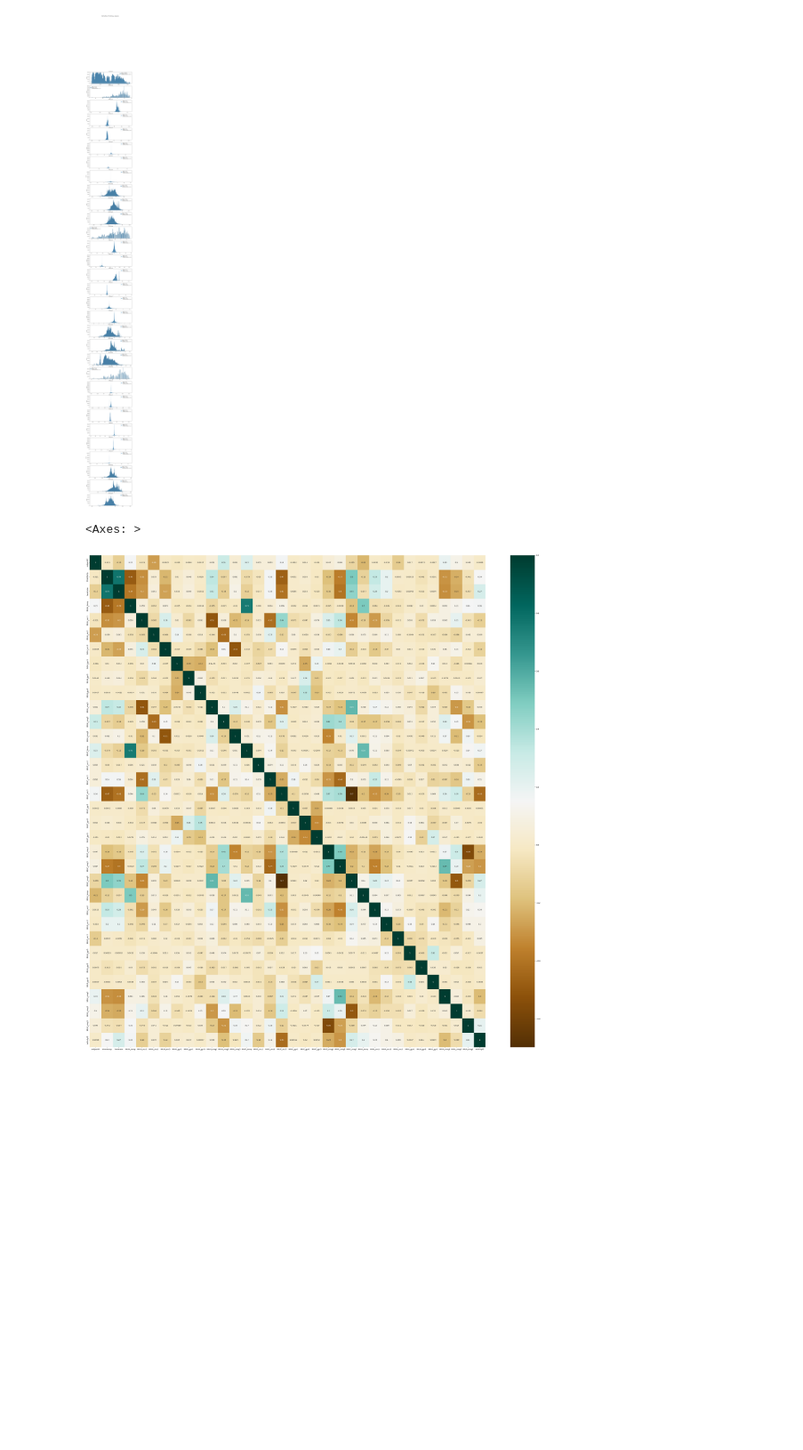
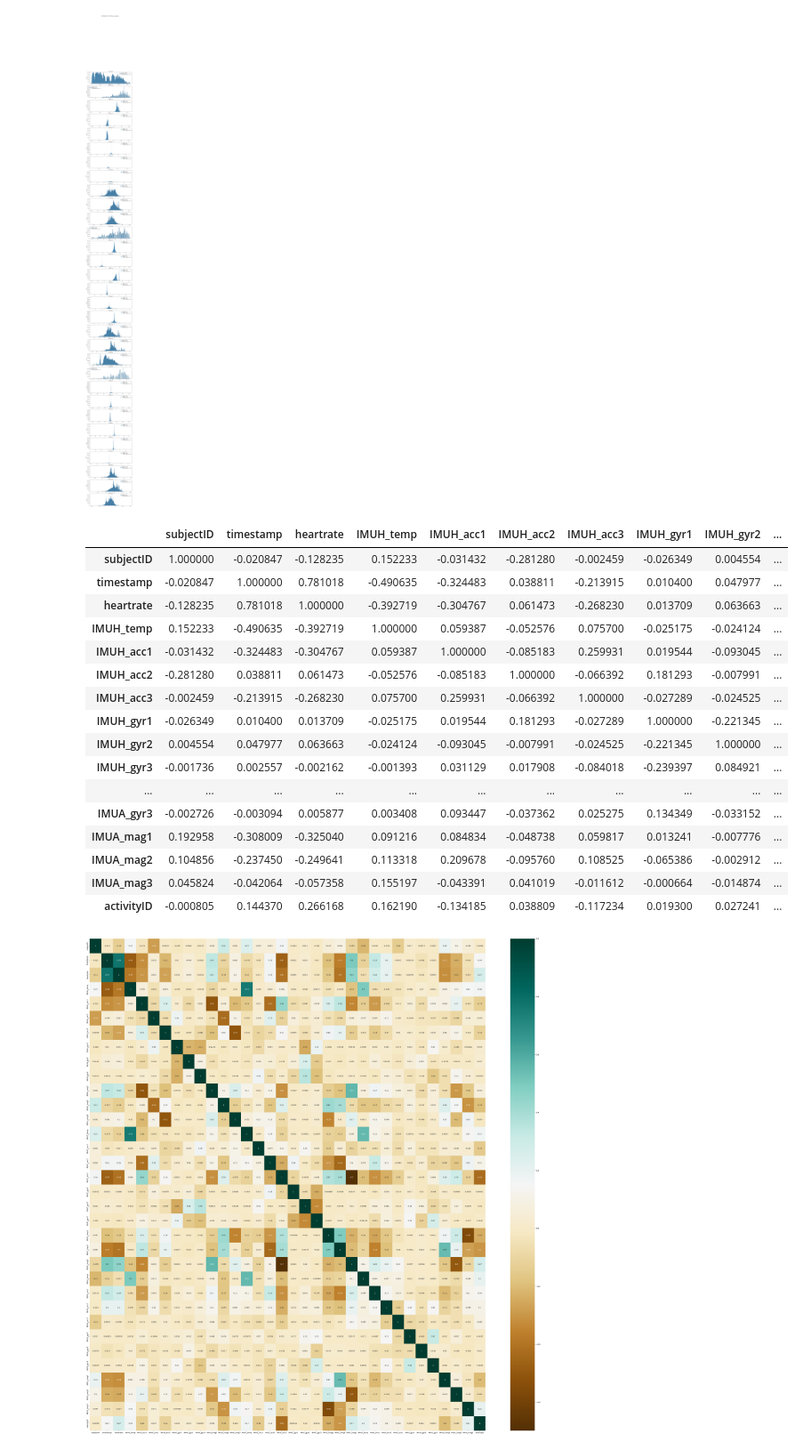
Before and after one commit to Ann-Maria-John/Sensor-Based-Human-Activity-Recognition-ML, a Jupyter notebook: EDA.ipynb, the cells around one changed output. Shown at 89% size. Cells and saved outputs as stored; diff of their text form; code cells hidden in the pictures; blank space fills up the shorter version.

```diff
--- a/EDA.ipynb
+++ b/EDA.ipynb
@@ -74,7 +74,24 @@ plot_num_features(df1, continuous)
 # %%
 plt.figure(figsize=(50,50))
 c= df1.corr()
 sns.heatmap(c,cmap="BrBG",annot=True)
+c
 # %% [output]
-<Axes: >
+|  | subjectID | timestamp | heartrate | IMUH_temp | IMUH_acc1 | IMUH_acc2 | IMUH_acc3 | IMUH_gyr1 | IMUH_gyr2 | ... |
+| subjectID | 1.000000 | -0.020847 | -0.128235 | 0.152233 | -0.031432 | -0.281280 | -0.002459 | -0.026349 | 0.004554 | ... |
+| timestamp | -0.020847 | 1.000000 | 0.781018 | -0.490635 | -0.324483 | 0.038811 | -0.213915 | 0.010400 | 0.047977 | ... |
+| heartrate | -0.128235 | 0.781018 | 1.000000 | -0.392719 | -0.304767 | 0.061473 | -0.268230 | 0.013709 | 0.063663 | ... |
+| IMUH_temp | 0.152233 | -0.490635 | -0.392719 | 1.000000 | 0.059387 | -0.052576 | 0.075700 | -0.025175 | -0.024124 | ... |
+| IMUH_acc1 | -0.031432 | -0.324483 | -0.304767 | 0.059387 | 1.000000 | -0.085183 | 0.259931 | 0.019544 | -0.093045 | ... |
+| IMUH_acc2 | -0.281280 | 0.038811 | 0.061473 | -0.052576 | -0.085183 | 1.000000 | -0.066392 | 0.181293 | -0.007991 | ... |
+| IMUH_acc3 | -0.002459 | -0.213915 | -0.268230 | 0.075700 | 0.259931 | -0.066392 | 1.000000 | -0.027289 | -0.024525 | ... |
+| IMUH_gyr1 | -0.026349 | 0.010400 | 0.013709 | -0.025175 | 0.019544 | 0.181293 | -0.027289 | 1.000000 | -0.221345 | ... |
+| IMUH_gyr2 | 0.004554 | 0.047977 | 0.063663 | -0.024124 | -0.093045 | -0.007991 | -0.024525 | -0.221345 | 1.000000 | ... |
+| IMUH_gyr3 | -0.001736 | 0.002557 | -0.002162 | -0.001393 | 0.031129 | 0.017908 | -0.084018 | -0.239397 | 0.084921 | ... |
+| ... | ... | ... | ... | ... | ... | ... | ... | ... | ... | ... |
+| IMUA_gyr3 | -0.002726 | -0.003094 | 0.005877 | 0.003408 | 0.093447 | -0.037362 | 0.025275 | 0.134349 | -0.033152 | ... |
+| IMUA_mag1 | 0.192958 | -0.308009 | -0.325040 | 0.091216 | 0.084834 | -0.048738 | 0.059817 | 0.013241 | -0.007776 | ... |
+| IMUA_mag2 | 0.104856 | -0.237450 | -0.249641 | 0.113318 | 0.209678 | -0.095760 | 0.108525 | -0.065386 | -0.002912 | ... |
+| IMUA_mag3 | 0.045824 | -0.042064 | -0.057358 | 0.155197 | -0.043391 | 0.041019 | -0.011612 | -0.000664 | -0.014874 | ... |
+| activityID | -0.000805 | 0.144370 | 0.266168 | 0.162190 | -0.134185 | 0.038809 | -0.117234 | 0.019300 | 0.027241 | ... |
 [figure]
```
Also changed, not shown: parts of 1 cell of this notebook.
